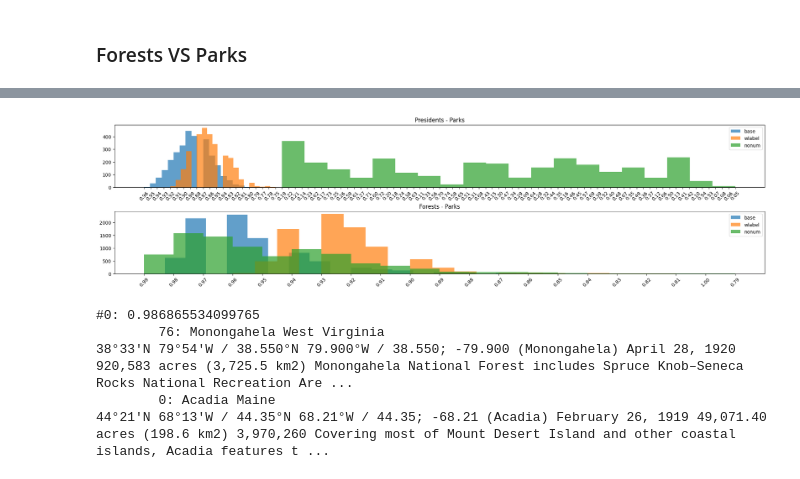
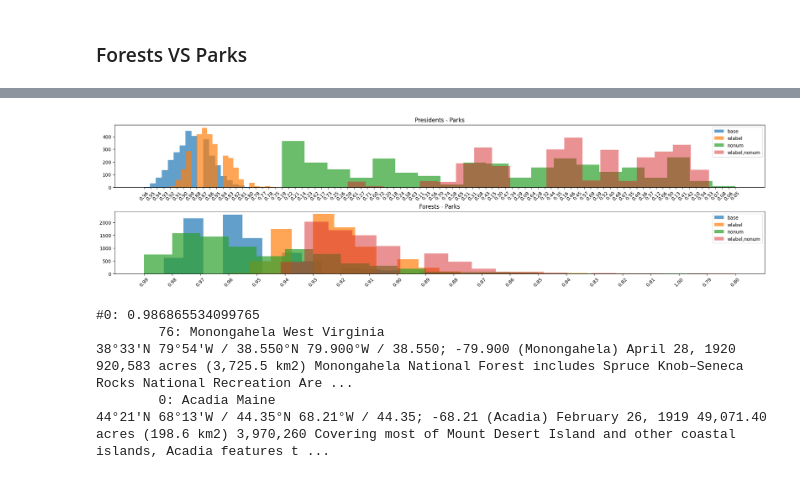
Before and after one commit to nanni00/datalake-table-finder, a Jupyter notebook: src/notebooks/fasttext/presidents_forests_parks.ipynb, the cells around one changed output, grey strips where cells are left out. Drawn from its saved outputs; the diff is of its cells as text; code cells hidden in the pictures.

```diff
--- a/src/notebooks/fasttext/presidents_forests_parks.ipynb
+++ b/src/notebooks/fasttext/presidents_forests_parks.ipynb
@@ -102,0 +86,6 @@ m['delta2'] = (m['cosine similarity'] - m['cosine similarity_nonum']).apply(lamb
+# %%
+mc_forests_vs_parks = compare_embeddings(
+    forests_df, parks_df, tabenc,
+    'columns', True,
+    [False, True], [False, True], True
+)
@@ -105,16 +103,17 @@ fig, axis = plt.subplots(2, 1, figsize=(20, 6))
 fig.tight_layout(h_pad=1.50)
 bins = np.arange(0, 1.1, 0.1)
 
-for title, data, ax in zip(('Presidents - Parks', 'Forests - Parks'), (m_pres_vs_parks, m), axis):
+for title, data, ax in zip(('Presidents - Parks', 'Forests - Parks'), (mc_presidents_vs_parks, mc_forests_vs_parks), axis):
     ax.set_xticks(bins)
     ax.hist(
         [
             data['cosine similarity'],
-            data['cosine similarity_wlabel'],
-            data['cosine similarity_nonum']
+            data['cosine similarity-wlabel'],
+            data['cosine similarity-nonum'],
+            data['cosine similarity-wlabel-nonum']
         ],
         bins=bins,
-        label=['base', 'wlabel', 'nonum'],
+        label=['base', 'wlabel', 'nonum', 'wlabel,nonum'],
         align='left',
         #weights=[   # y-axis in [0-1]
         #    np.ones_like(data['cosine similarity']) / data['cosine similarity'].shape[0],
@@ -219,0 +133,6 @@ m_pp
+# %%
+mr_presidents_vs_parks = compare_embeddings(
+    presidents_df, parks_df, tabenc,
+    'rows', True,
+    [False, True], [False, True], True
+)
@@ -277,0 +176,6 @@ m_fp
+# %%
+mr_forests_vs_parks = compare_embeddings(
+    forests_df, parks_df, tabenc,
+    'rows', True,
+    [False, True], [False, True], True
+)
@@ -278,15 +191,16 @@ m_fp
 # %%
 fig, axis = plt.subplots(2, 1, figsize=(20, 5))
 fig.tight_layout(h_pad=3)
 
-for title, data, ax in zip(('Presidents - Parks', 'Forests - Parks'), (m_pp, m_fp), axis):
+for title, data, ax in zip(('Presidents - Parks', 'Forests - Parks'), (mr_presidents_vs_parks, mr_forests_vs_parks), axis):
     ax.hist(data['cosine similarity'].apply(lambda x: format(x, '.2f')).values, label='base', bins=20, alpha=.7)
     ax.hist(data['cosine similarity-wlabel'].apply(lambda x: format(x, '.2f')).values, label='wlabel', bins=20, alpha=.7)
     ax.hist(data['cosine similarity-nonum'].apply(lambda x: format(x, '.2f')).values, label='nonum', bins=20, alpha=.7)
+    ax.hist(data['cosine similarity-wlabel-nonum'].apply(lambda x: format(x, '.2f')).values, label='wlabel,nonum', bins=20, alpha=.5)
     ax.set_xticklabels(ax.get_xticklabels(), rotation=45)
     ax.set_title(title)
     ax.legend()
 plt.show()
 # %% [output]
-[figure, old version]
+[figure, new version]
 # %%
```
Also changed, not shown: parts of 21 cells of this notebook, 6 other files.
